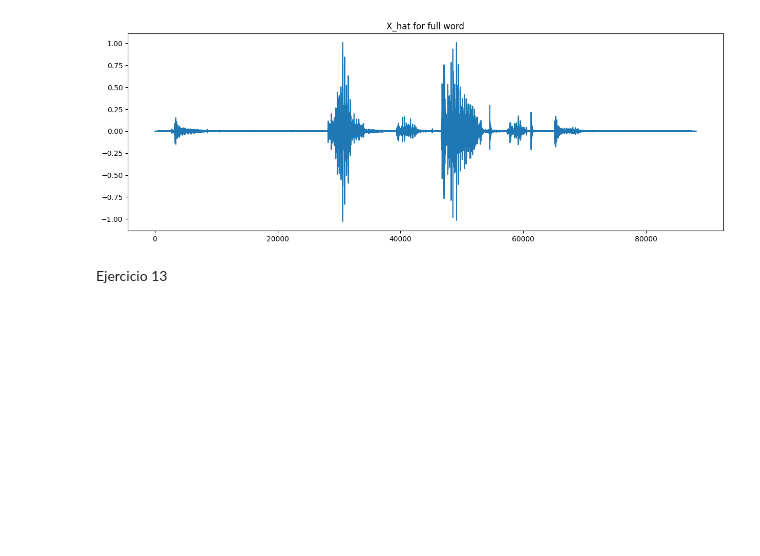
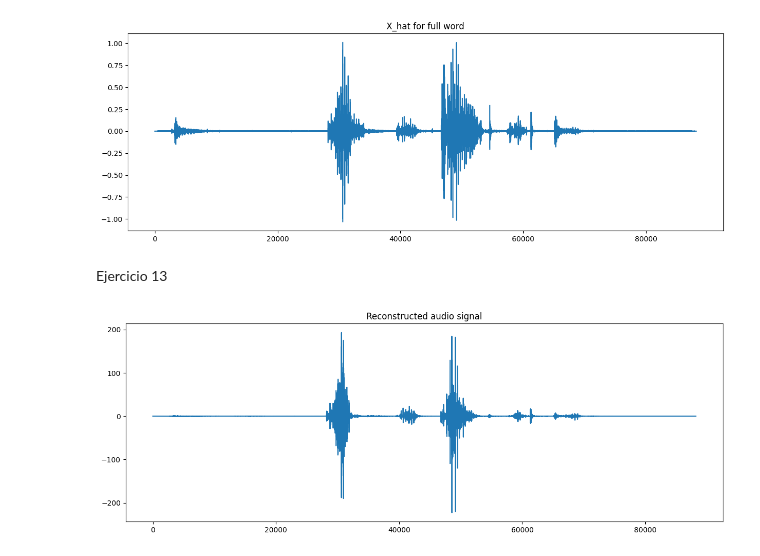
Before and after one commit to maximdorogov/fiuba-series-de-tiempo-1, a Jupyter notebook: tp1.ipynb, the cells around one changed output. Cells and saved outputs as stored; diff of their text form; code cells hidden in the pictures; blank space fills up the shorter version.

```diff
--- a/tp1.ipynb
+++ b/tp1.ipynb
@@ -136,7 +136,7 @@ Ejercicio 8
 ![](./assets/img_ej_8.png)
 # %%
 def estimate_y_hat(
-        x: np.ndarray, lpc_coeffs: np.ndarray, y) -> np.ndarray:
+        x: np.ndarray, lpc_coeffs: np.ndarray) -> np.ndarray:
     """
     Estimate the original signal from the excitation and LPC coefficients.
 
@@ -261,3 +262,18 @@ plt.show()
 [figure]
 # %% [markdown]
 Ejercicio 13
+# %%
+audio_reconstructed = np.zeros_like(audio_signal)
+for idx, lpc_window in zip(range(0, len(audio_signal) - window_len, step), lpc_coeffs):
+    audio_window = estimate_y_hat(
+        x=x_hat_full_word[idx:idx + window_len], lpc_coeffs=lpc_window)
+    # sumamos las contribuciones de cada ventana para mitigar el efecto de borde
+    audio_reconstructed[idx:idx + window_len] += audio_window
+
+plt.figure(figsize=(15, 5))
+plt.plot(audio_reconstructed)
+plt.title('Reconstructed audio signal')
+plt.show()
+IPython.display.Audio(audio_reconstructed, rate=fs)
+# %% [output]
+[figure, added]
```
Also changed, not shown: parts of 3 cells of this notebook.
